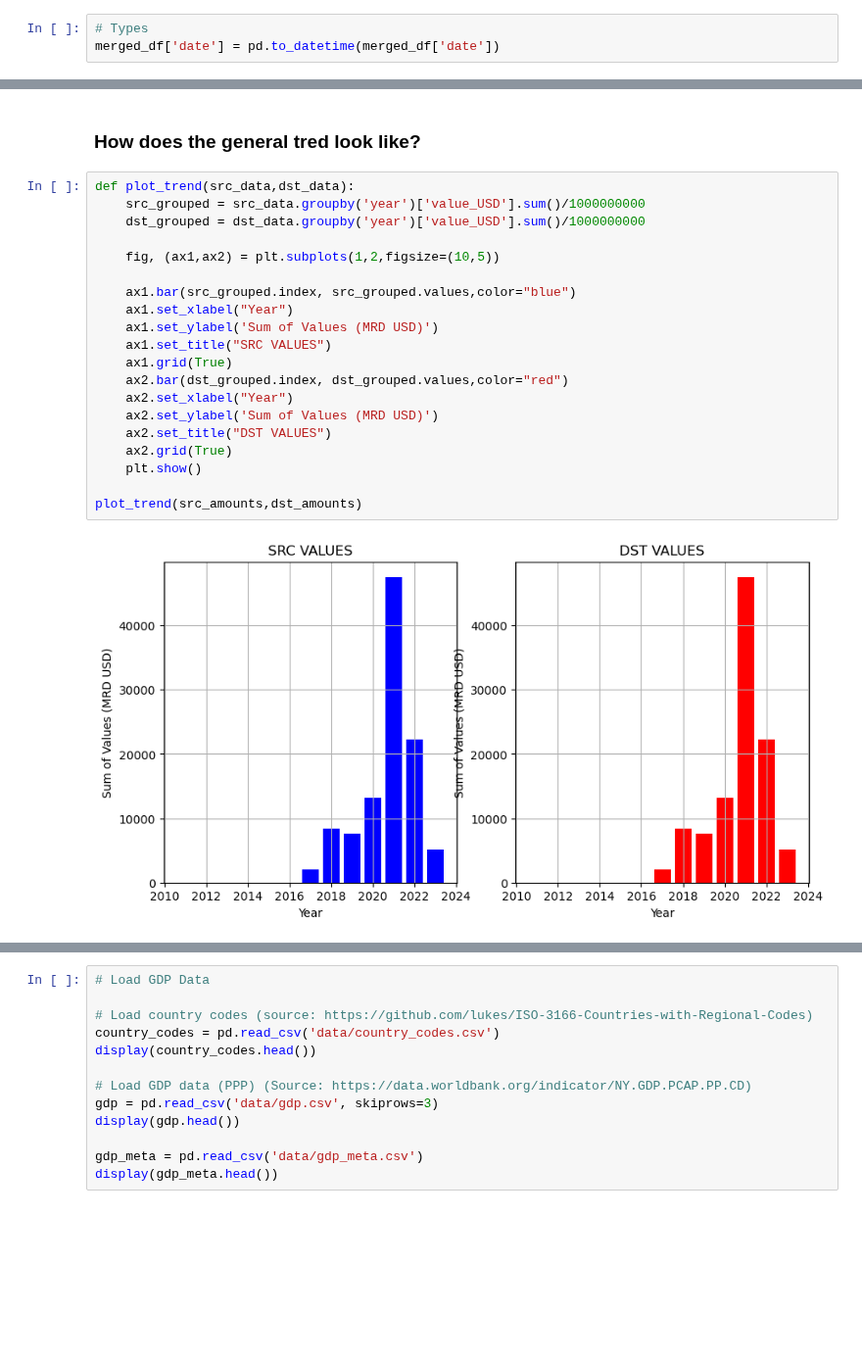
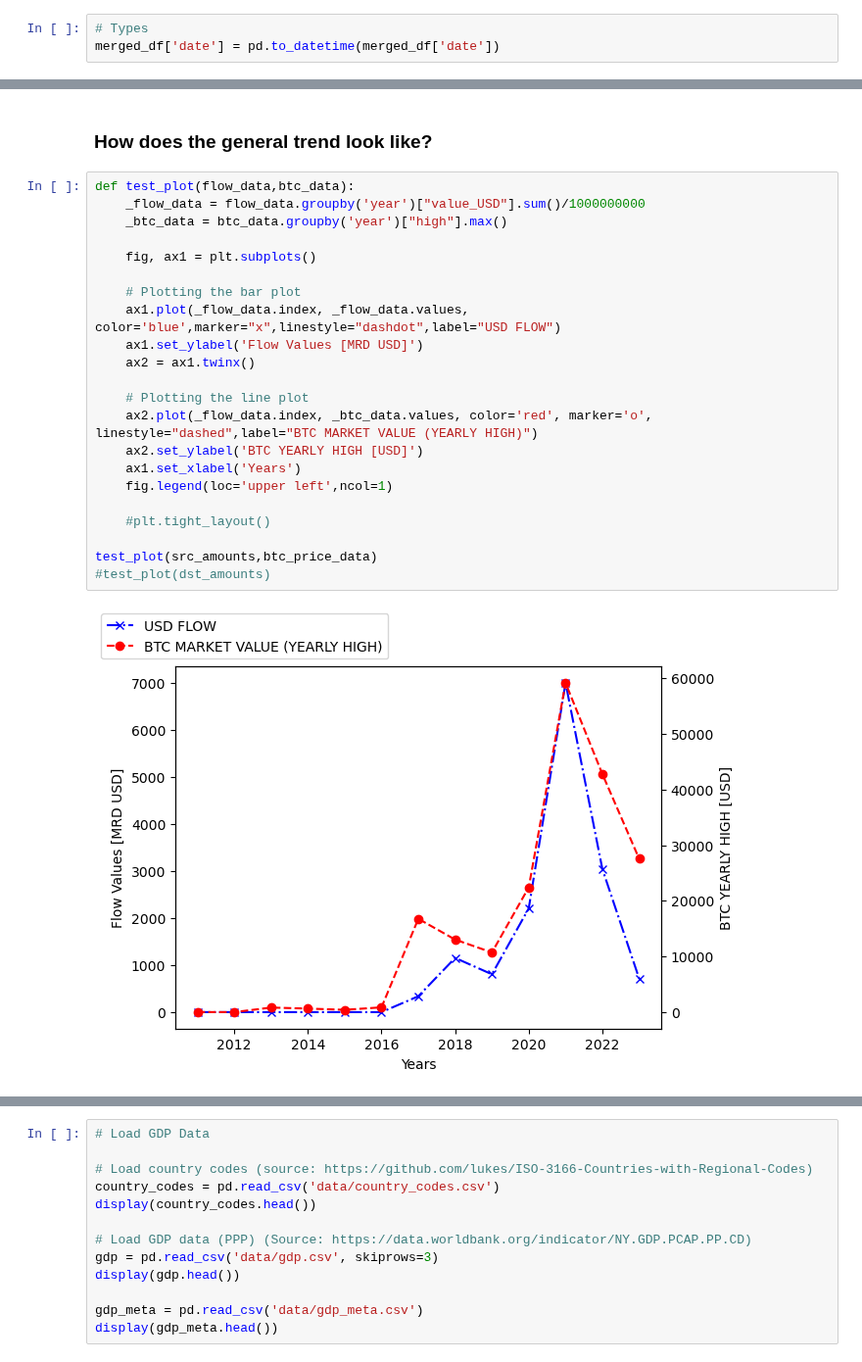
Before and after one commit to FlowDrucka64/MoneyFlow, a Jupyter notebook: data_exploration.ipynb, the cells around one changed output, grey strips where cells are left out. Shown at 98% size. Drawn from its saved outputs; the diff is of its cells as text; blank space fills up the shorter version.

```diff
--- a/data_exploration.ipynb
+++ b/data_exploration.ipynb
@@ -166,24 +230,26 @@ display(src_amounts)
 # %% [markdown]
-### How does the general tred look like?
+### How does the general trend look like?
-# %%
-def plot_trend(src_data,dst_data):
-    src_grouped = src_data.groupby('year')['value_USD'].sum()/1000000000
-    dst_grouped = dst_data.groupby('year')['value_USD'].sum()/1000000000
-
-    fig, (ax1,ax2) = plt.subplots(1,2,figsize=(10,5))
-
-    ax1.bar(src_grouped.index, src_grouped.values,color="blue")
-    ax1.set_xlabel("Year")
-    ax1.set_ylabel('Sum of Values (MRD USD)')
-    ax1.set_title("SRC VALUES")
-    ax1.grid(True)
-    ax2.bar(dst_grouped.index, dst_grouped.values,color="red")
-    ax2.set_xlabel("Year")
-    ax2.set_ylabel('Sum of Values (MRD USD)')
-    ax2.set_title("DST VALUES")
-    ax2.grid(True)
-    plt.show()
-
-plot_trend(src_amounts,dst_amounts)
-# %% [output]
-[figure, removed]
+# %%
+def test_plot(flow_data,btc_data):
+    _flow_data = flow_data.groupby('year')["value_USD"].sum()/1000000000
+    _btc_data = btc_data.groupby('year')["high"].max()
+
+    fig, ax1 = plt.subplots()
+
+    # Plotting the bar plot
+    ax1.plot(_flow_data.index, _flow_data.values, color='blue',marker="x",linestyle="dashdot",label="USD FLOW")
+    ax1.set_ylabel('Flow Values [MRD USD]')
+    ax2 = ax1.twinx()
+
+    # Plotting the line plot
+    ax2.plot(_flow_data.index, _btc_data.values, color='red', marker='o', linestyle="dashed",label="BTC MARKET VALUE (YEARLY HIGH)")
+    ax2.set_ylabel('BTC YEARLY HIGH [USD]')
+    ax1.set_xlabel('Years')
+    fig.legend(loc='upper left',ncol=1)
+
+    #plt.tight_layout()
+
+test_plot(src_amounts,btc_price_data)
+#test_plot(dst_amounts)
+# %% [output]
+[figure, added]
```
Also changed, not shown: parts of 14 cells of this notebook, 1 other file.
